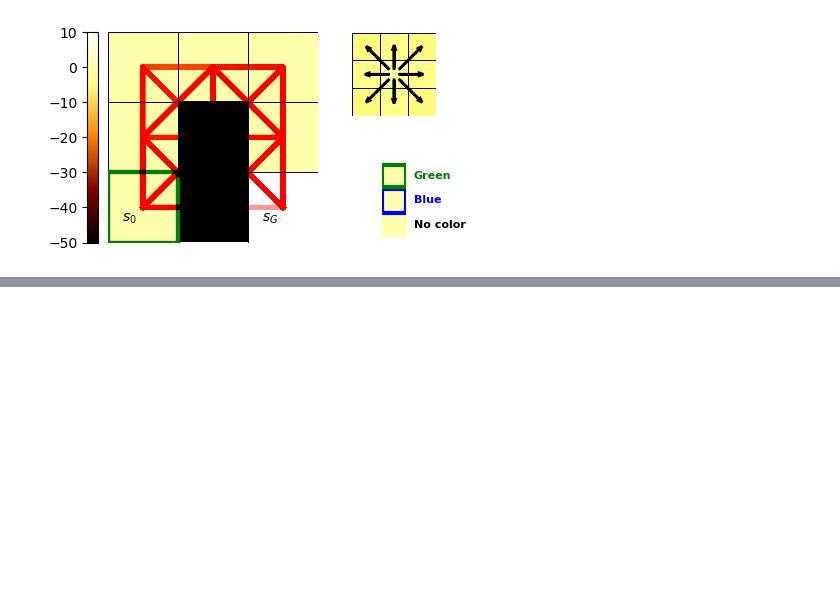
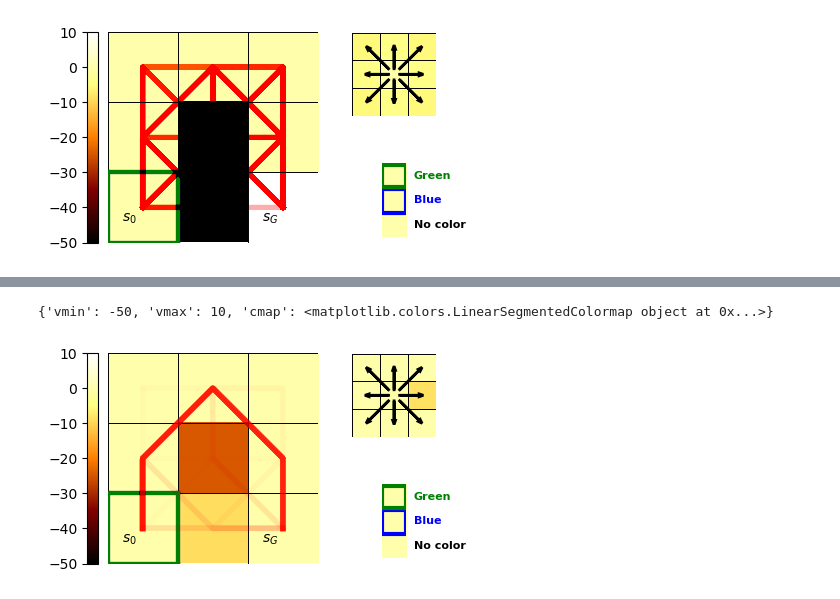
Before and after one commit to jwagner31/soft_constraint_irl, a Jupyter notebook: notebooks/MMP copy.ipynb, the cells around one changed output, grey strips where cells are left out. Cells and saved outputs as stored; diff of their text form; code cells hidden in the pictures; blank space fills up the shorter version.

```diff
--- a/notebooks/MMP copy.ipynb
+++ b/notebooks/MMP copy.ipynb
@@ -365,0 +357,2 @@ G.plot_world('test', c, c_cfg.state_penalties,
+# %%
+learned_params = G.learn_constraints(n.reward, c.world, c.terminal, demo_c.trajectories)
@@ -365,0 +369,10 @@ G.plot_world('test', c, c_cfg.state_penalties,
+# %%
+learned_mdp = G.MDP(c.world, learned_params.reward, c.terminal, c.start)
+demo_l = G.generate_trajectories(c.world, learned_params.reward, c.start, c.terminal)
+p = G.plot_world('Learned Constrained', learned_mdp, learned_params.state_weights,
+              learned_params.action_weights, learned_params.color_weights,
+              demo_l, c_cfg.blue, c_cfg.green, vmin=-50, vmax=10)
+p.savefig('examplemmp.pdf')
+# %% [output]
+{'vmin': -50, 'vmax': 10, 'cmap': <matplotlib.colors.LinearSegmentedColormap object at 0x...>}
+[figure, added]
```
Also changed, not shown: parts of 18 cells of this notebook, 2 other files.
